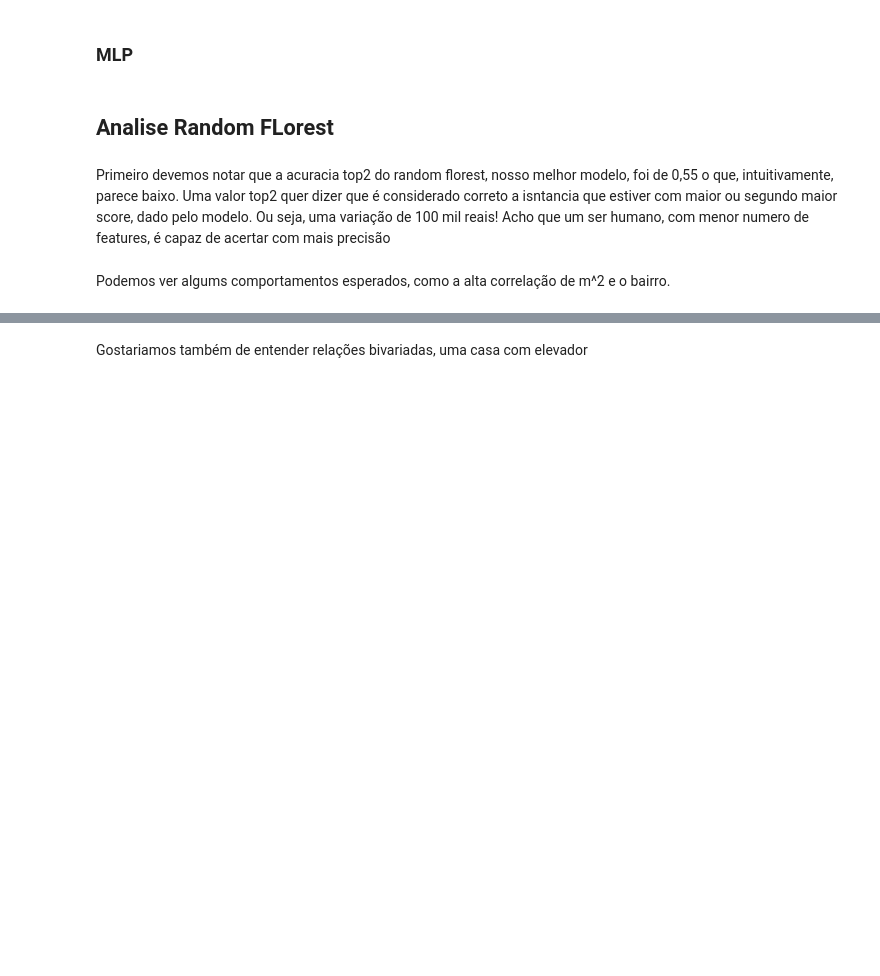
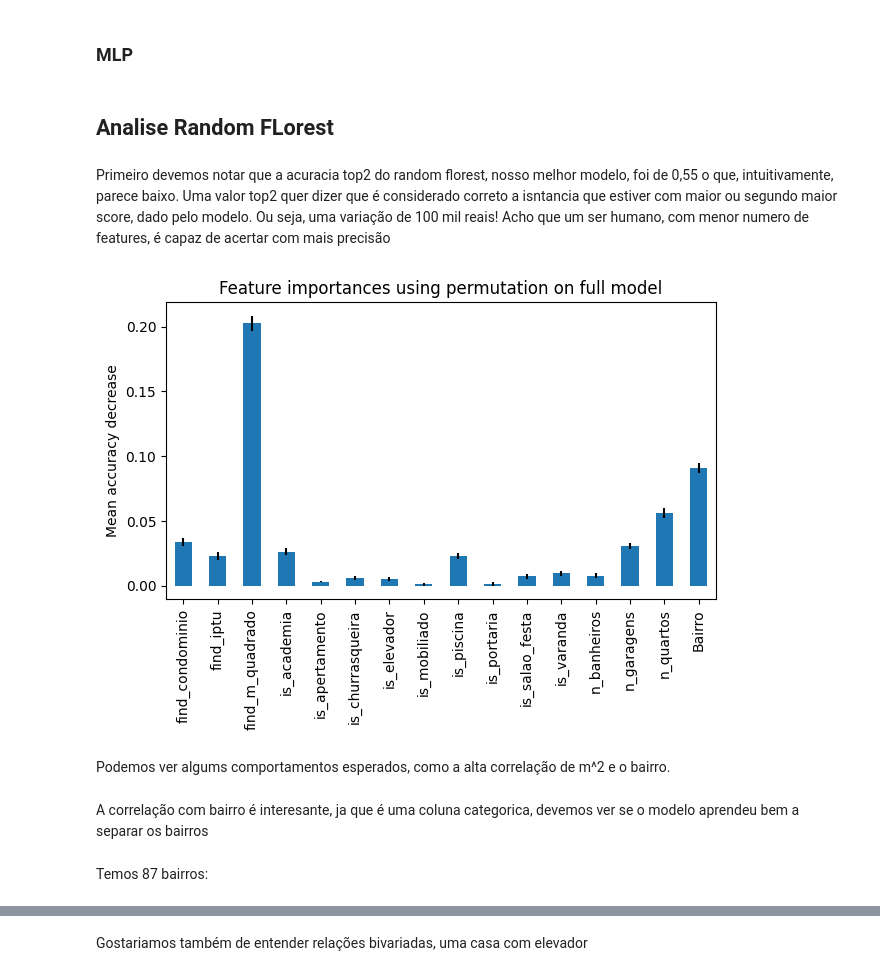
Before and after one commit to Edu-p/interp-conf-ml, a Jupyter notebook: notebooks/models.ipynb, the cells around one changed output, grey strips where cells are left out. Saved outputs shown, nothing was run; the diff lists cells and outputs as text; code cells hidden in the pictures; blank space fills up the shorter version.

```diff
--- a/notebooks/models.ipynb
+++ b/notebooks/models.ipynb
@@ -266,18 +285,24 @@ Primeiro devemos notar que a acuracia top2 do random florest, nosso melhor model
 # %%
 from sklearn.inspection import permutation_importance
 import matplotlib.pyplot as plt
 
-result = permutation_importance(rf, X_test, Y_test ,n_repeats=100, random_state=0)
+result = permutation_importance(rf, X_test, y_test ,n_repeats=100, random_state=0)
 
 forest_importances = pd.Series(result.importances_mean, index=X.columns)
 
 fig, ax = plt.subplots()
 
 forest_importances.plot.bar(yerr=result.importances_std, ax=ax)
 
 ax.set_title("Feature importances using permutation on full model")
 ax.set_ylabel("Mean accuracy decrease")
 fig.tight_layout()
 plt.show()
+# %% [output]
+[figure, added]
 # %% [markdown]
 Podemos ver algums comportamentos esperados, como a alta correlação de m^2 e o bairro.
+# %% [markdown]
+A correlação com bairro é interesante, ja que é uma coluna categorica, devemos ver se o modelo aprendeu bem a separar os bairros
+# %% [markdown]
+Temos 87 bairros:
```
Also changed, not shown: parts of 36 cells of this notebook.
